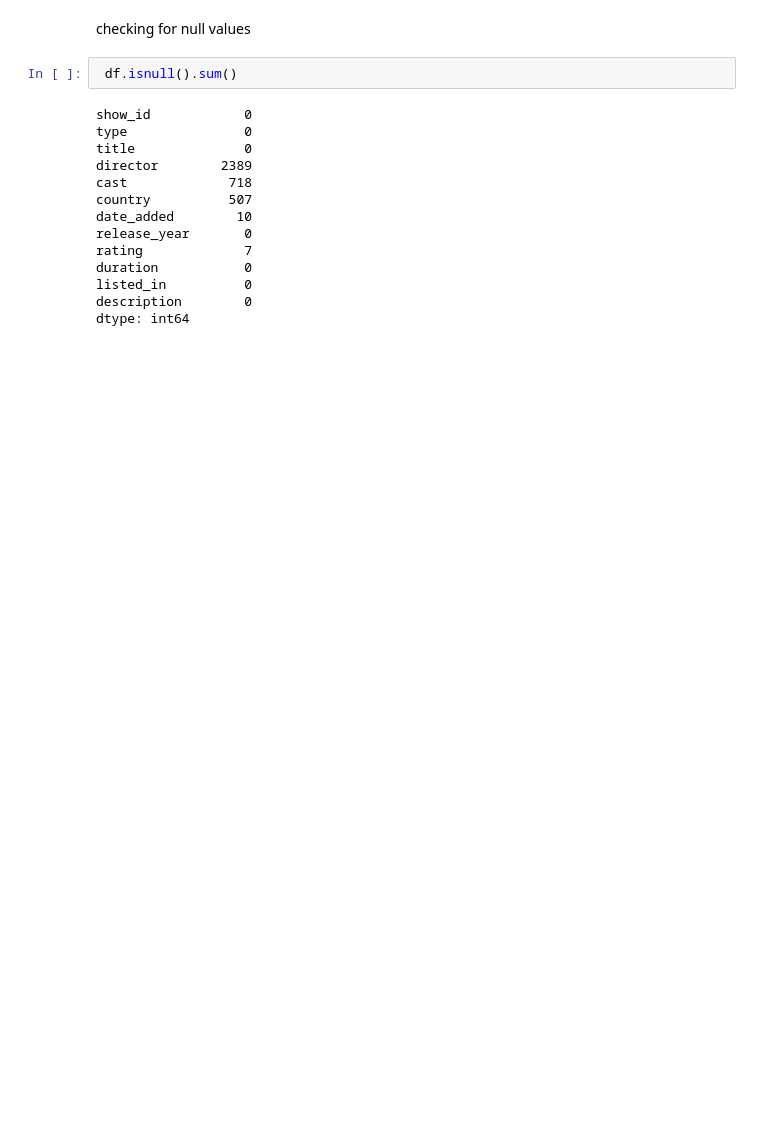
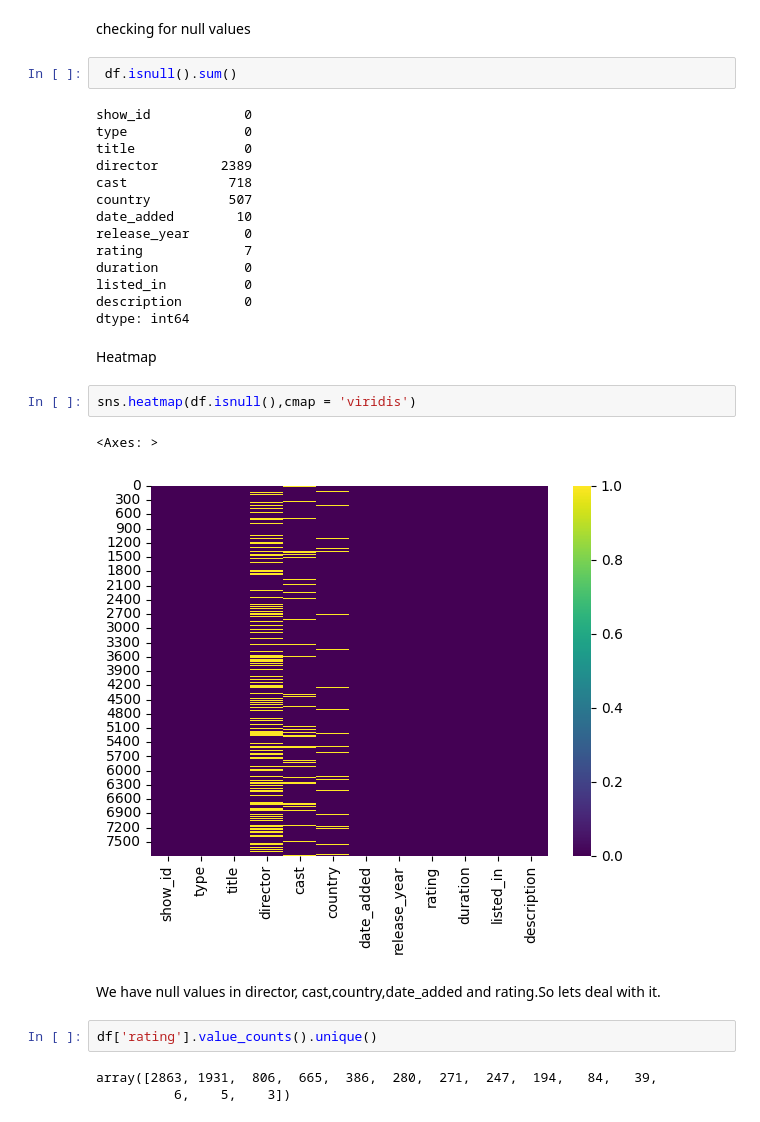
Before and after one commit to pritesh2292/Netflix-Movies-Tv-Shows-Clustering, a Jupyter notebook: Netflix_unsupervised_ML_capstone_project_.ipynb, the cells around one changed output. Cells and saved outputs as stored; diff of their text form; blank space fills up the shorter version.

```diff
--- a/Netflix_unsupervised_ML_capstone_project_.ipynb
+++ b/Netflix_unsupervised_ML_capstone_project_.ipynb
@@ -52,3 +52,17 @@ duration           0
 listed_in          0
 description        0
 dtype: int64
+# %% [markdown]
+Heatmap
+# %%
+sns.heatmap(df.isnull(),cmap = 'viridis')
+# %% [output]
+<Axes: >
+[figure, added]
+# %% [markdown]
+We have null values in director, cast,country,date_added and rating.So lets deal with it.
+# %%
+df['rating'].value_counts().unique()
+# %% [output]
+array([2863, 1931,  806,  665,  386,  280,  271,  247,  194,   84,   39,
+          6,    5,    3])
```
Also changed, not shown: parts of 12 cells of this notebook.
